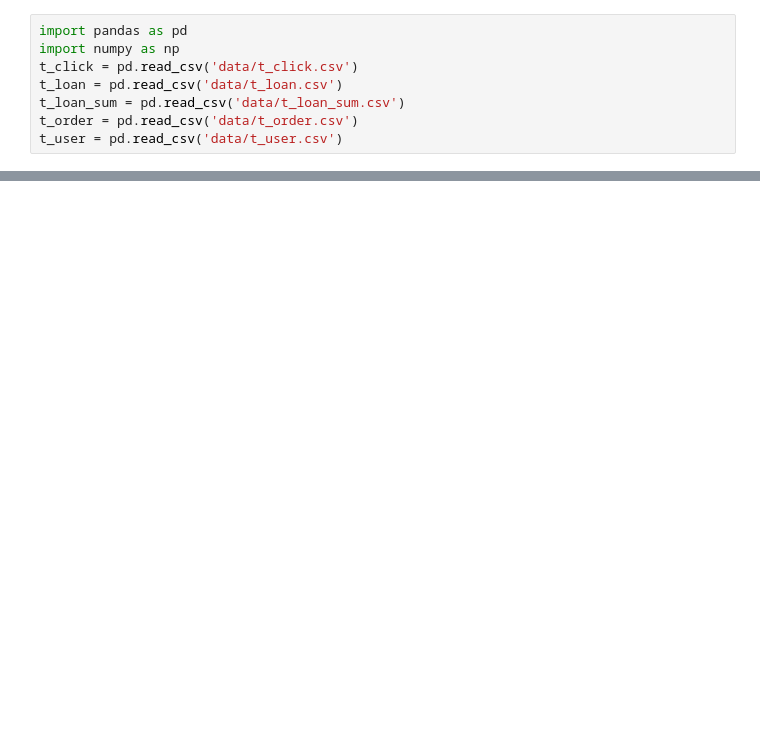
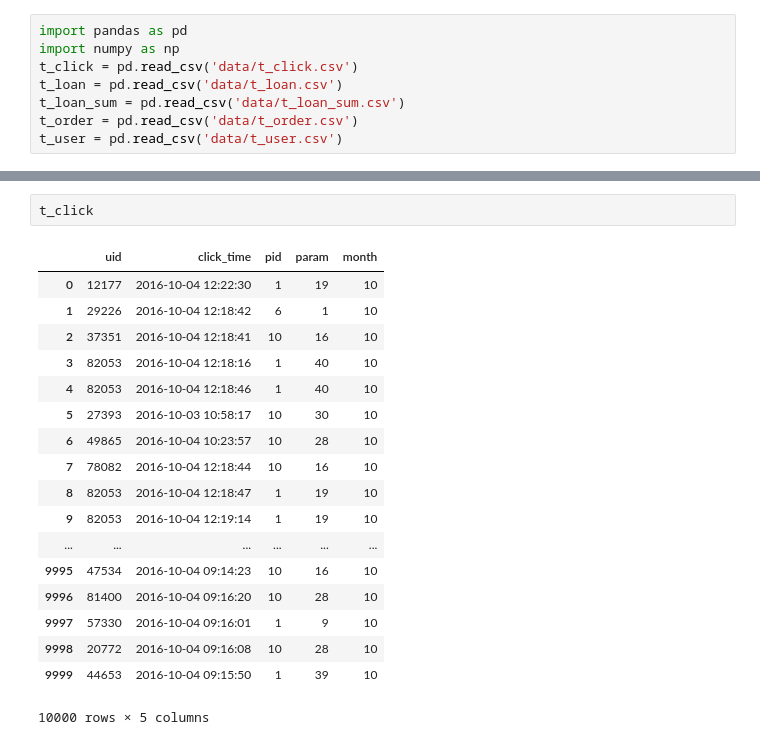
Before and after one commit to lkjie/JDRisk, a Jupyter notebook: jtest.ipynb, the cells around one changed output, grey strips where cells are left out. Saved outputs shown, nothing was run; the diff lists cells and outputs as text; blank space fills up the shorter version.

```diff
--- a/jtest.ipynb
+++ b/jtest.ipynb
@@ -63,0 +13,21 @@ feature
+# %%
+t_click
+# %% [output]
+|  | uid | click_time | pid | param | month |
+| 0 | 12177 | 2016-10-04 12:22:30 | 1 | 19 | 10 |
+| 1 | 29226 | 2016-10-04 12:18:42 | 6 | 1 | 10 |
+| 2 | 37351 | 2016-10-04 12:18:41 | 10 | 16 | 10 |
+| 3 | 82053 | 2016-10-04 12:18:16 | 1 | 40 | 10 |
+| 4 | 82053 | 2016-10-04 12:18:46 | 1 | 40 | 10 |
+| 5 | 27393 | 2016-10-03 10:58:17 | 10 | 30 | 10 |
+| 6 | 49865 | 2016-10-04 10:23:57 | 10 | 28 | 10 |
+| 7 | 78082 | 2016-10-04 12:18:44 | 10 | 16 | 10 |
+| 8 | 82053 | 2016-10-04 12:18:47 | 1 | 19 | 10 |
+| 9 | 82053 | 2016-10-04 12:19:14 | 1 | 19 | 10 |
+| ... | ... | ... | ... | ... | ... |
+| 9995 | 47534 | 2016-10-04 09:14:23 | 10 | 16 | 10 |
+| 9996 | 81400 | 2016-10-04 09:16:20 | 10 | 28 | 10 |
+| 9997 | 57330 | 2016-10-04 09:16:01 | 1 | 9 | 10 |
+| 9998 | 20772 | 2016-10-04 09:16:08 | 10 | 28 | 10 |
+| 9999 | 44653 | 2016-10-04 09:15:50 | 1 | 39 | 10 |
+10000 rows × 5 columns
```
Also changed, not shown: parts of 8 cells of this notebook, 4 other files.
